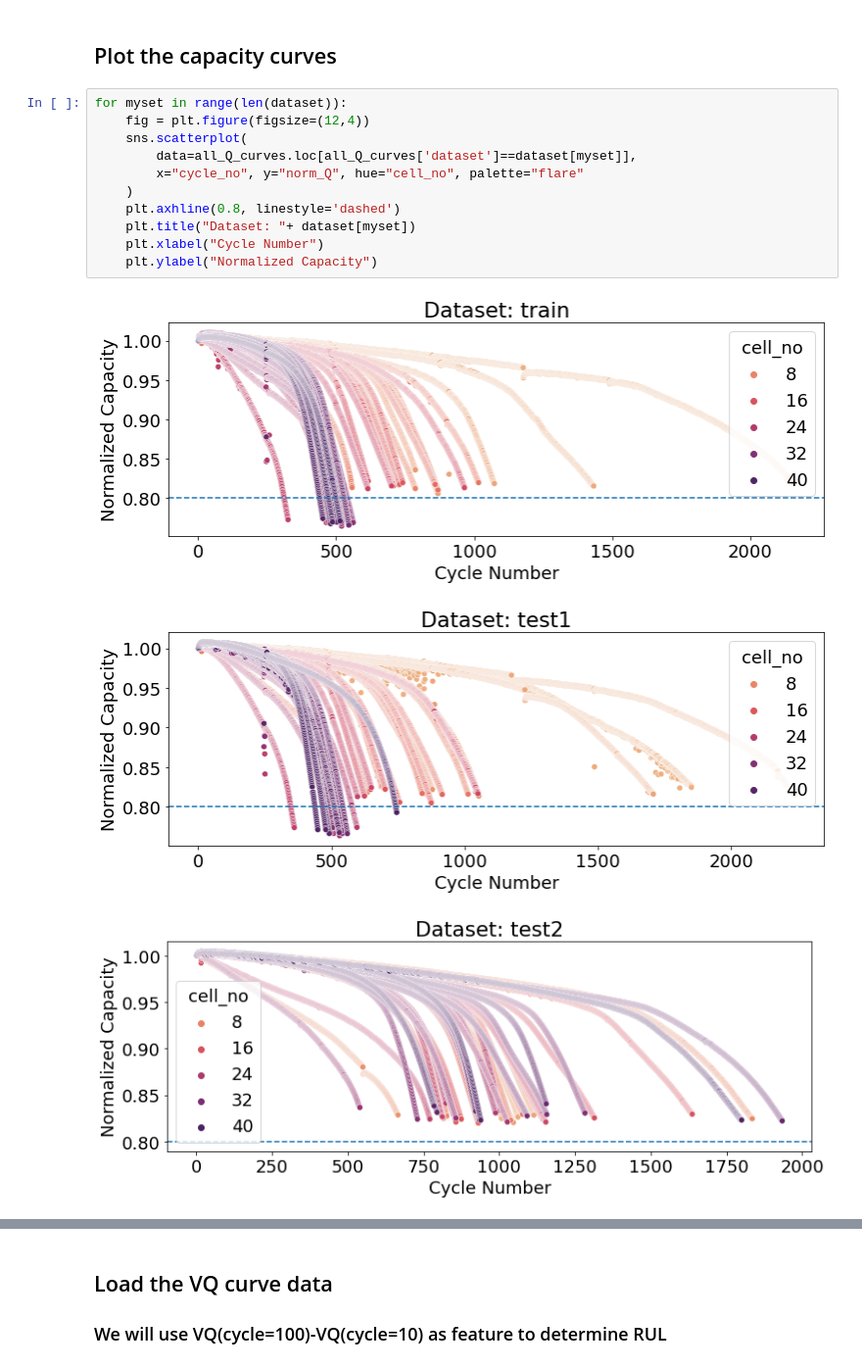
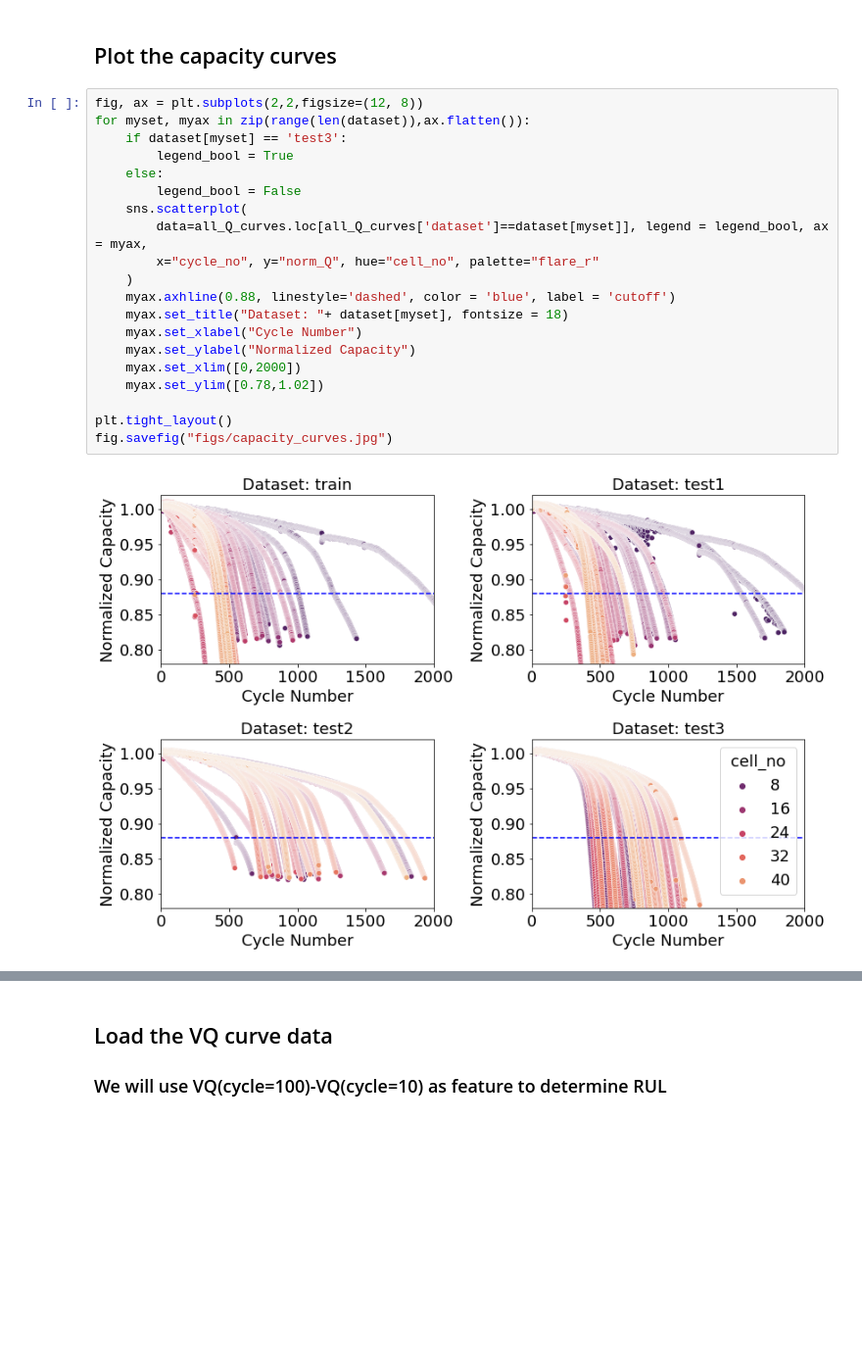
Before and after one commit to VNemani14/UQ_ML_Tutorial, a Jupyter notebook: Case_study_2/UQ_models_train_evaluate_Final.ipynb, the cells around one changed output, grey strips where cells are left out. Shown at 98% size. Saved outputs shown, nothing was run; the diff lists cells and outputs as text; blank space fills up the shorter version.

```diff
--- a/Case_study_2/UQ_models_train_evaluate_Final.ipynb
+++ b/Case_study_2/UQ_models_train_evaluate_Final.ipynb
@@ -50,17 +50,24 @@ for myset in range(len(dataset)):
 # %% [markdown]
 ## Plot the capacity curves
 # %%
-for myset in range(len(dataset)):
-    fig = plt.figure(figsize=(12,4))
+fig, ax = plt.subplots(2,2,figsize=(12, 8))
+for myset, myax in zip(range(len(dataset)),ax.flatten()):
+    if dataset[myset] == 'test3':
+        legend_bool = True
+    else:
+        legend_bool = False
     sns.scatterplot(
-        data=all_Q_curves.loc[all_Q_curves['dataset']==dataset[myset]],
-        x="cycle_no", y="norm_Q", hue="cell_no", palette="flare"
+        data=all_Q_curves.loc[all_Q_curves['dataset']==dataset[myset]], legend = legend_bool, ax = myax,
+        x="cycle_no", y="norm_Q", hue="cell_no", palette="flare_r"
     )
-    plt.axhline(0.8, linestyle='dashed')
-    plt.title("Dataset: "+ dataset[myset])
-    plt.xlabel("Cycle Number")
-    plt.ylabel("Normalized Capacity")
+    myax.axhline(0.88, linestyle='dashed', color = 'blue', label = 'cutoff')
+    myax.set_title("Dataset: "+ dataset[myset], fontsize = 18)
+    myax.set_xlabel("Cycle Number")
+    myax.set_ylabel("Normalized Capacity")
+    myax.set_xlim([0,2000])
+    myax.set_ylim([0.78,1.02])
+
+plt.tight_layout()
+fig.savefig("figs/capacity_curves.jpg")
 # %% [output]
-[figure, old version]
+[figure, new version]
-[figure, removed]
-[figure, removed]
```
Also changed, not shown: parts of 30 cells of this notebook, 1 other file.
